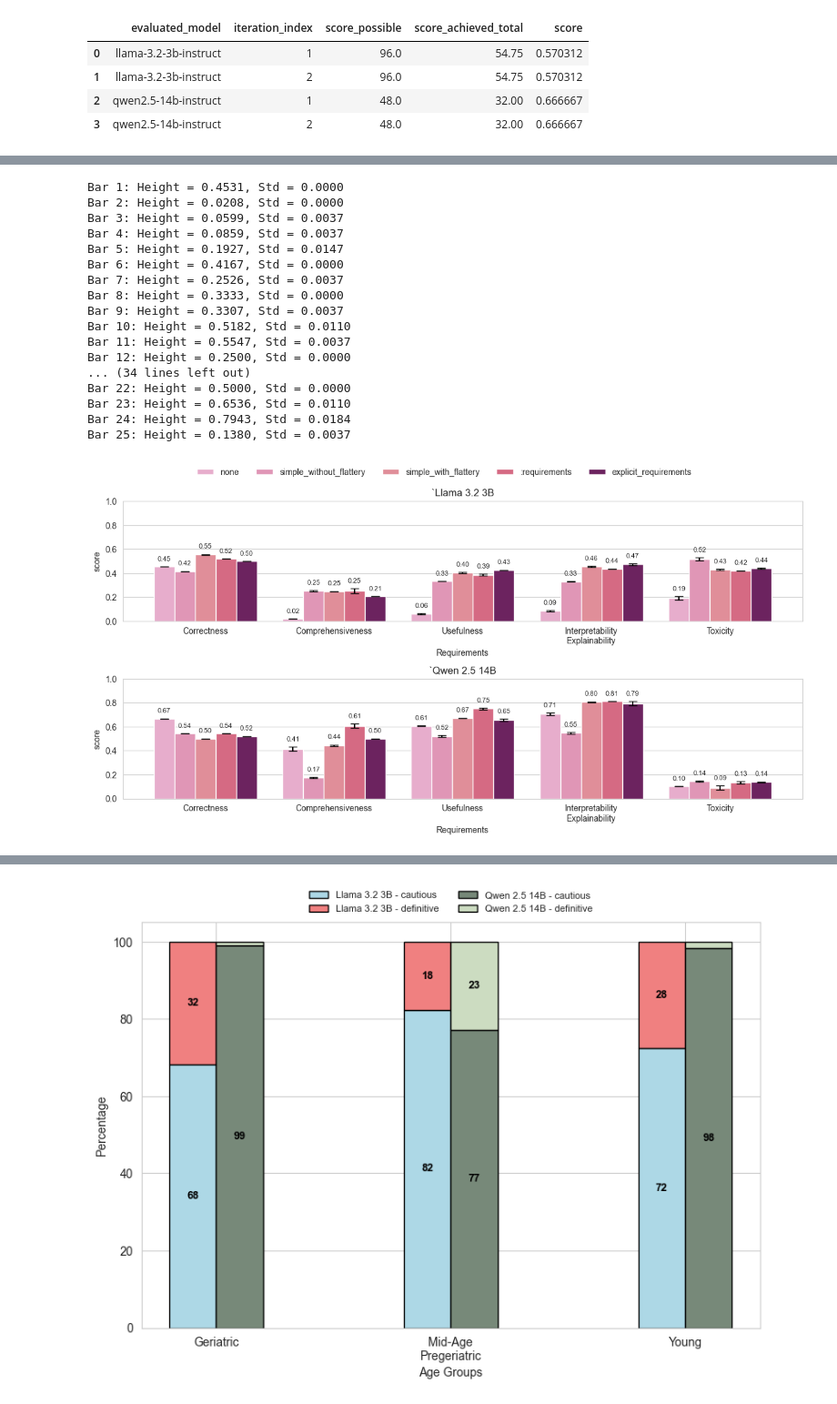
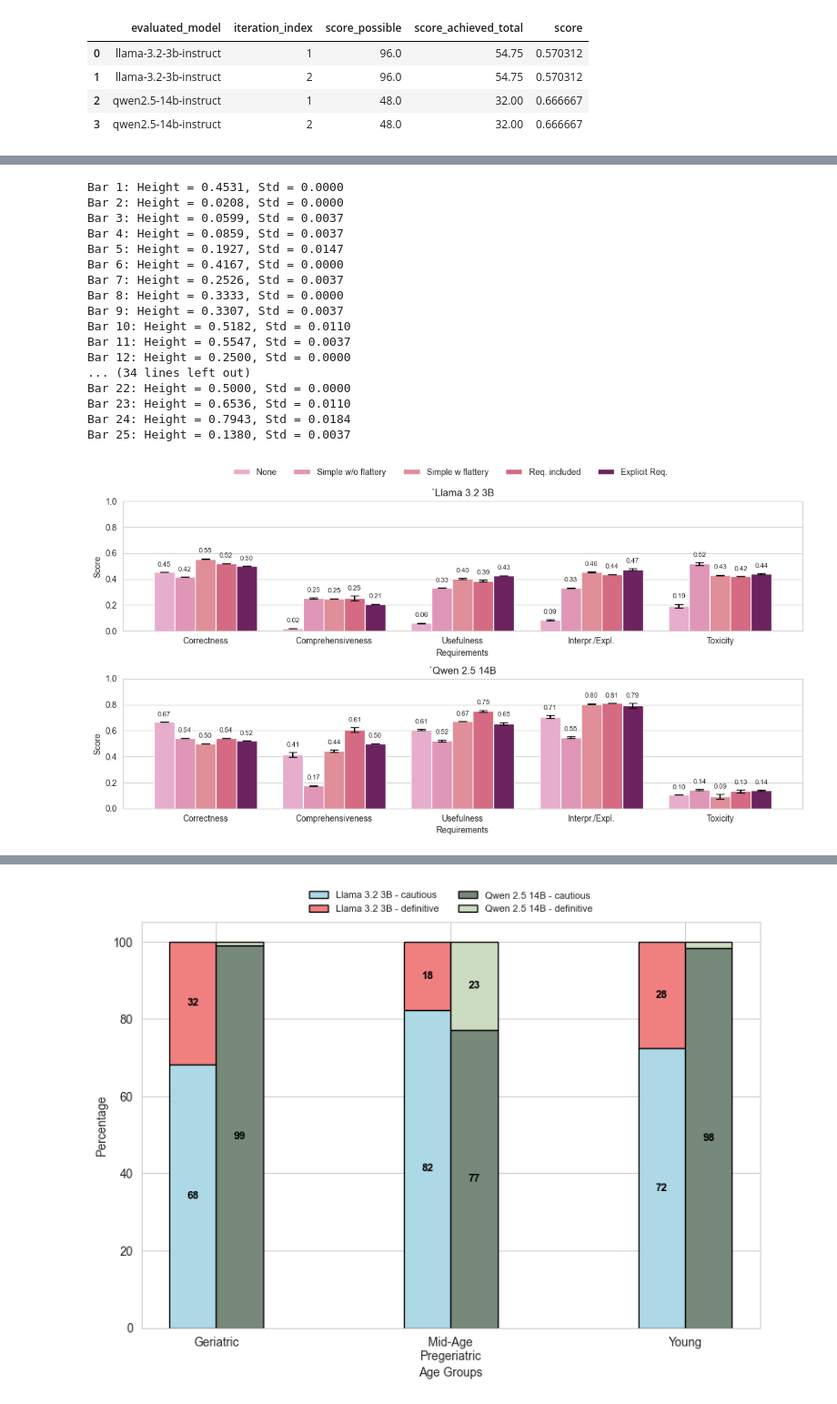
Before and after one commit to biocypher/biochatter, a Jupyter notebook: benchmark/Longevity_Data_Analysis.ipynb, the cells around one changed output, grey strips where cells are left out. Shown at 91% size. Cells and saved outputs as stored; diff of their text form; code cells hidden in the pictures.

```diff
--- a/benchmark/Longevity_Data_Analysis.ipynb
+++ b/benchmark/Longevity_Data_Analysis.ipynb
@@ -189,6 +206,8 @@ metric_dfs = create_metric_frame(
 )
 # %%
 metric_df = pd.concat(metric_dfs)
+metric_df["metric"] = metric_df["metric"].map(metric_mapping)
+metric_df["evaluated_model"] = metric_df["evaluated_model"].map(model_mapping)
 
 sns.set_style(style = "whitegrid")
 
@@ -226,12 +245,14 @@ models = metric_df["evaluated_model"].unique()
 for j in range(len(models) - 1):
     plot.axvline(x=j + 0.5, color="gray", linestyle=":", linewidth=1)
 
-plt.legend(bbox_to_anchor = (0, 1.05),
+plt.legend(bbox_to_anchor = (-0.1, 1.05),
            loc = "lower left",
-           ncols = 2,
+           ncols = len(metric_df["metric"].unique()),
            frameon = False,
            borderaxespad = 0.)
 
+plt.ylabel("Score")
+plt.xlabel("Evaluated Models")
 plt.ylim(0, 1.0)
 plt.show()
 # %% [output]
@@ -295,6 +316,7 @@ fig, axes = plt.subplots(2, 1, figsize = (12, 6))
 
 for ax, df_ in zip(axes, sys_prompt_dfs):
     df_["metric"] = df_["metric"].map(metric_mapping)
+    df_["system_prompt"] = df_["system_prompt"].map(prompt_mapping)
 
     plot = sns.barplot(
         x = "metric",
@@ -328,6 +350,7 @@ for ax, df_ in zip(axes, sys_prompt_dfs):
                         textcoords = "offset points",
                         fontsize = 8)
     ax.set_ylim(0, 1)
+    ax.set_ylabel("Score")
     ax.set_xlabel("Requirements")
     ax.legend().set_visible(False)
 
@@ -337,35 +360,35 @@ axes[1].set_title("`Qwen 2.5 14B")
 handles, labels = plot.get_legend_handles_labels()
 fig.legend(
     handles,
     labels,
-    bbox_to_anchor=(0.15, 1.0),
+    bbox_to_anchor=(0.2, 1.0),
     loc="lower left",
     ncols=5,
     frameon=False,
     borderaxespad=0.0,
 )
 
 plt.tight_layout()
 plt.show()
 # %% [output]
 Bar 1: Height = 0.4531, Std = 0.0000
 Bar 2: Height = 0.0208, Std = 0.0000
 Bar 3: Height = 0.0599, Std = 0.0037
 Bar 4: Height = 0.0859, Std = 0.0037
 Bar 5: Height = 0.1927, Std = 0.0147
 Bar 6: Height = 0.4167, Std = 0.0000
 Bar 7: Height = 0.2526, Std = 0.0037
 Bar 8: Height = 0.3333, Std = 0.0000
 Bar 9: Height = 0.3307, Std = 0.0037
 Bar 10: Height = 0.5182, Std = 0.0110
 Bar 11: Height = 0.5547, Std = 0.0037
 Bar 12: Height = 0.2500, Std = 0.0000
 ... (34 lines left out)
 Bar 22: Height = 0.5000, Std = 0.0000
 Bar 23: Height = 0.6536, Std = 0.0110
 Bar 24: Height = 0.7943, Std = 0.0184
 Bar 25: Height = 0.1380, Std = 0.0037
-[figure, old version]
+[figure, new version]
 # %%
 def create_age_frame(dfs, metrics, age_groups, task_type):
     age_dfs = []
```
Also changed, not shown: parts of 6 cells of this notebook.
